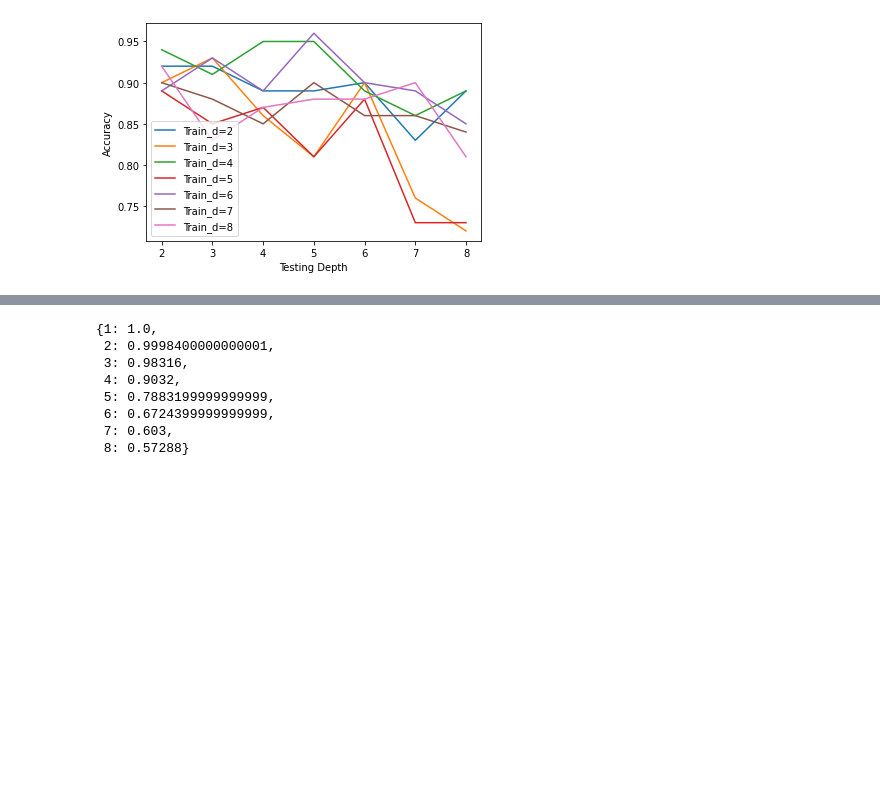
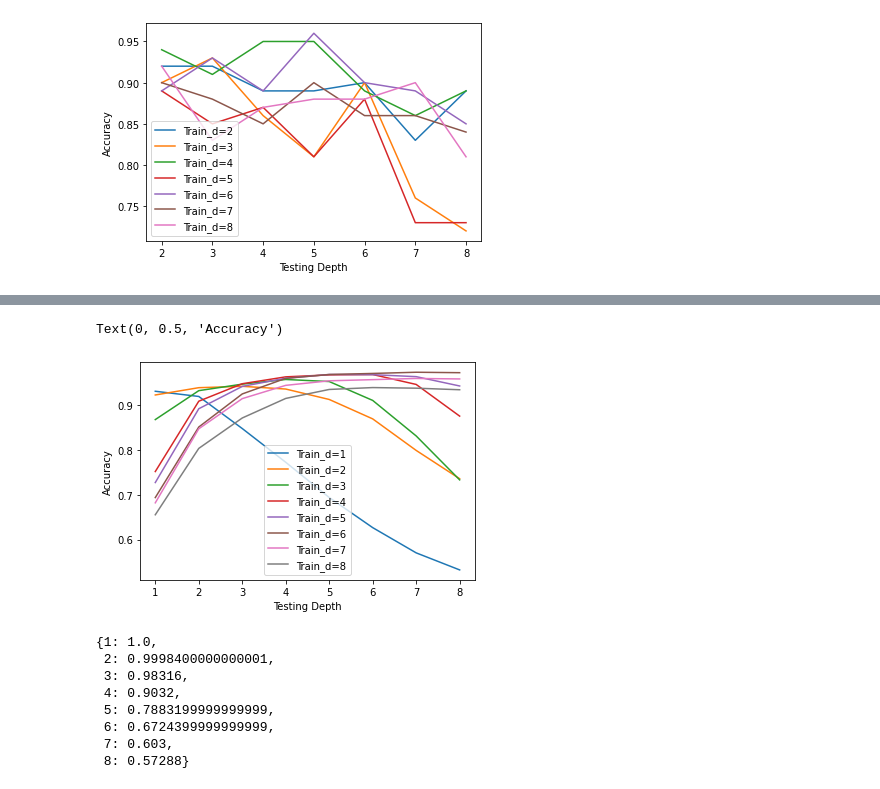
Before and after one commit to chenyn66/fol_pretrain, a Jupyter notebook: result_plot.ipynb, the cells around one changed output, grey strips where cells are left out. Saved outputs shown, nothing was run; the diff lists cells and outputs as text; code cells hidden in the pictures; blank space fills up the shorter version.

```diff
--- a/result_plot.ipynb
+++ b/result_plot.ipynb
@@ -29,8 +41,15 @@ Text(0, 0.5, 'Accuracy')
 # %%
 result = json.load(open('results/robertacomp_noun_adj_8_5000_5.json', 'r'))
 result = {k:{int(k)+1:v for k,v in pd.DataFrame(v).mean().items()} for k,v in result.items()}
+result = {f'Train_d={k}':v for k,v in result.items()}
 
 pd.DataFrame(result).to_clipboard()
+pd.DataFrame(result).plot()
+plt.xlabel('Testing Depth')
+plt.ylabel('Accuracy')
+# %% [output]
+Text(0, 0.5, 'Accuracy')
+[figure, added]
 # %%
 {int(k)+1:v for k,v in pd.DataFrame(result['1']).mean().items()}
 # %% [output]
```
Also changed, not shown: parts of 1 cell of this notebook, 3 other files.
